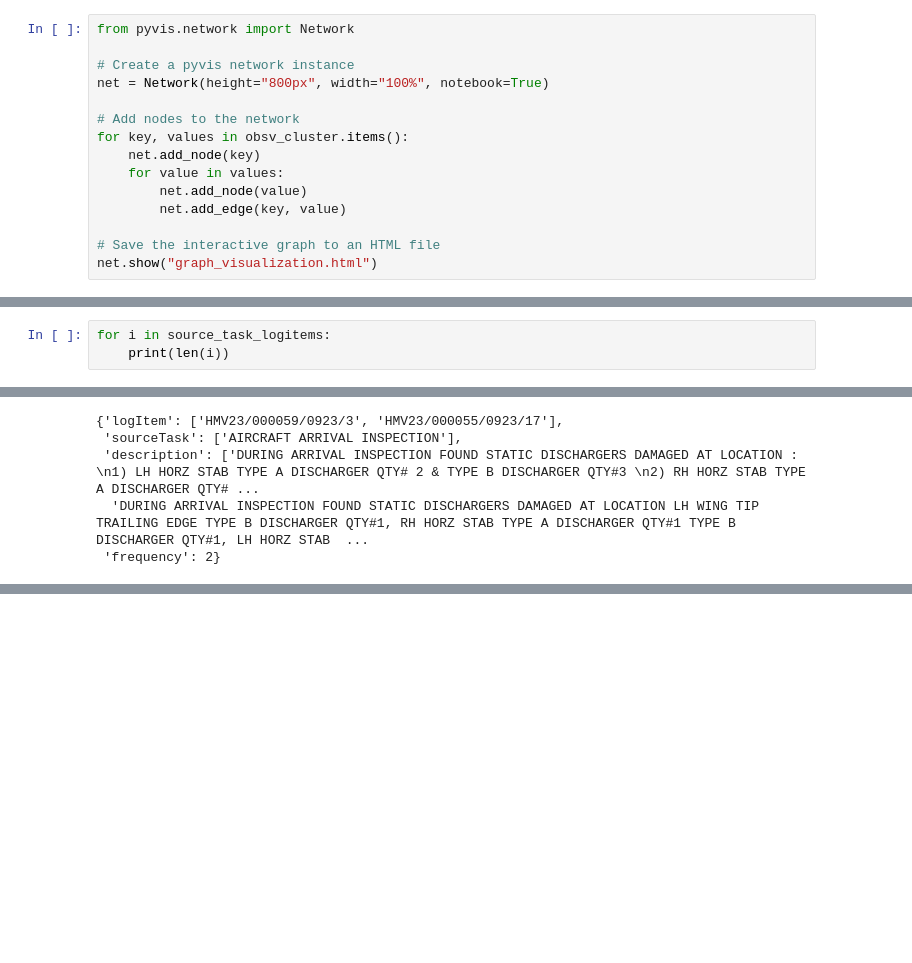
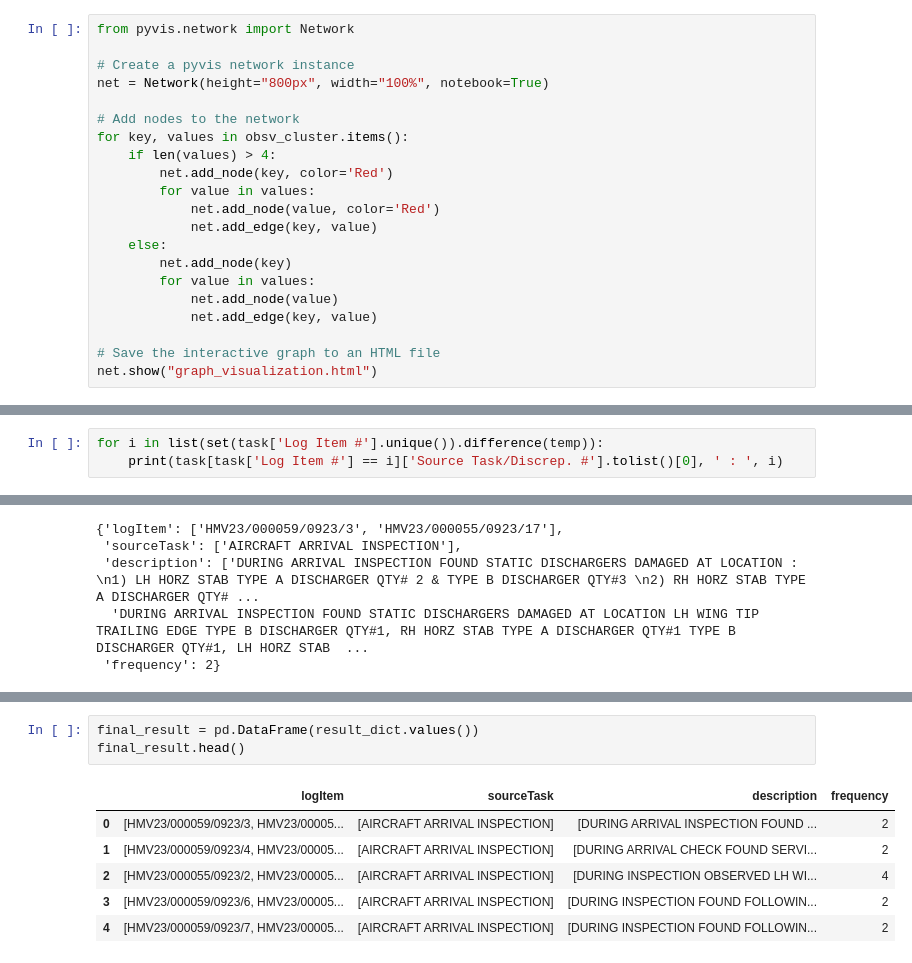
Before and after one commit to ranjithnrjk/gmr, a Jupyter notebook: flight_maintenance.ipynb, the cells around one changed output, grey strips where cells are left out. Cells and saved outputs as stored; diff of their text form; blank space fills up the shorter version.

```diff
--- a/flight_maintenance.ipynb
+++ b/flight_maintenance.ipynb
@@ -592,10 +625,16 @@ net = Network(height="800px", width="100%", notebook=True)
 
 # Add nodes to the network
 for key, values in obsv_cluster.items():
-    net.add_node(key)
-    for value in values:
-        net.add_node(value)
-        net.add_edge(key, value)
+    if len(values) > 4:
+        net.add_node(key, color='Red')
+        for value in values:
+            net.add_node(value, color='Red')
+            net.add_edge(key, value)
+    else:
+        net.add_node(key)
+        for value in values:
+            net.add_node(value)
+            net.add_edge(key, value)
 
 # Save the interactive graph to an HTML file
 net.show("graph_visualization.html")
@@ -626,3 +685,6 @@ task_obsv_cluster
  '384241-01-1': [{'HMV23/000059/0923/12': ['HMV23/000055/0923/24']}],
  'WEAR LIMITS- BONDING LEADS': [{'HMV23/000059/0923/16': ['HMV23/000055/0923/23']}],
  '252100-01-1': [{'HMV23/000059/0923/17': ['HMV23/000055/0923/25']}]}
+# %%
+for i in list(set(task['Log Item #'].unique()).difference(temp)):
+    print(task[task['Log Item #'] == i]['Source Task/Discrep. #'].tolist()[0], ' : ', i)
@@ -808,3 +839,0 @@ source_task_logitems
-# %%
-for i in source_task_logitems:
-    print(len(i))
@@ -1028 +1042,11 @@ print(table)
 +----------+------------------------------------------------------------------------------------------------+------------------------------------------------------+-----------+
+# %%
+final_result = pd.DataFrame(result_dict.values())
+final_result.head()
+# %% [output]
+|  | logItem | sourceTask | description | frequency |
+| 0 | [HMV23/000059/0923/3, HMV23/00005... | [AIRCRAFT ARRIVAL INSPECTION] | [DURING ARRIVAL INSPECTION FOUND ... | 2 |
+| 1 | [HMV23/000059/0923/4, HMV23/00005... | [AIRCRAFT ARRIVAL INSPECTION] | [DURING ARRIVAL CHECK FOUND SERVI... | 2 |
+| 2 | [HMV23/000055/0923/2, HMV23/00005... | [AIRCRAFT ARRIVAL INSPECTION] | [DURING INSPECTION OBSERVED LH WI... | 4 |
+| 3 | [HMV23/000059/0923/6, HMV23/00005... | [AIRCRAFT ARRIVAL INSPECTION] | [DURING INSPECTION FOUND FOLLOWIN... | 2 |
+| 4 | [HMV23/000059/0923/7, HMV23/00005... | [AIRCRAFT ARRIVAL INSPECTION] | [DURING INSPECTION FOUND FOLLOWIN... | 2 |
```
Also changed, not shown: parts of 27 cells of this notebook, 3 other files.
